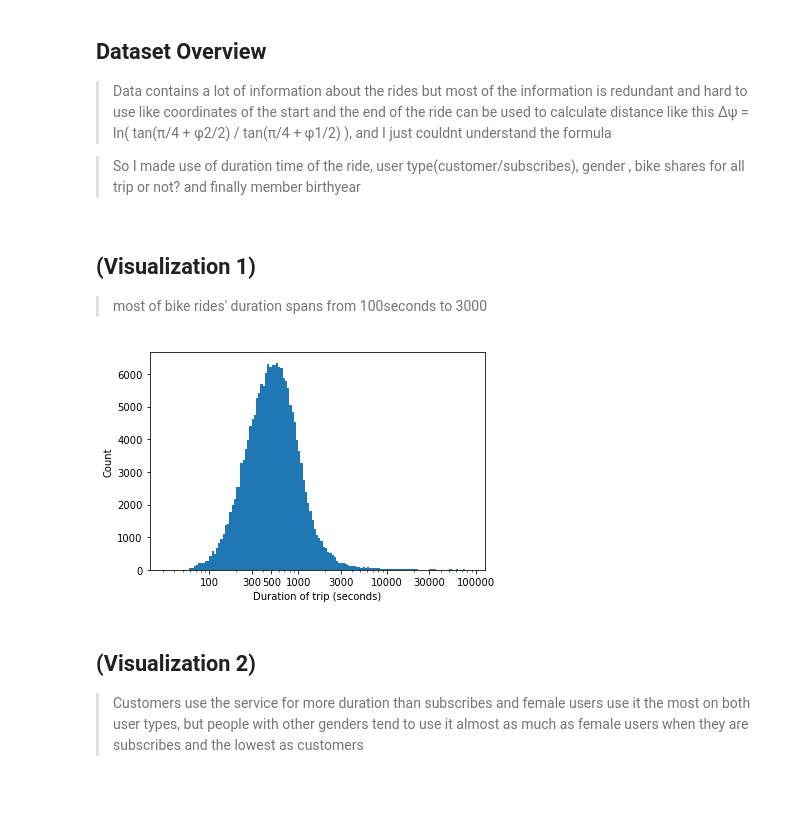
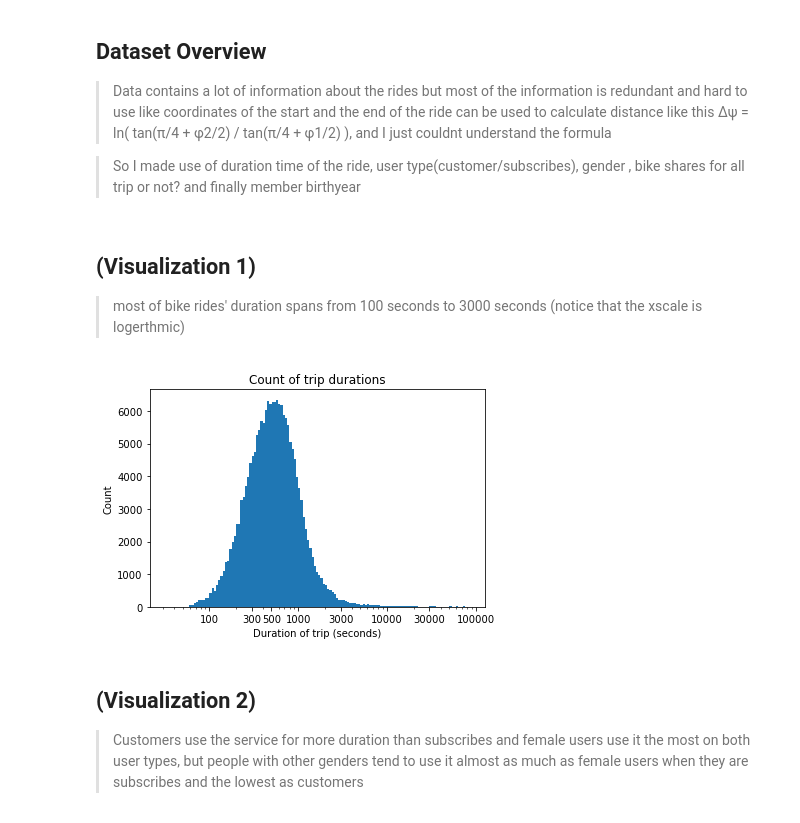
Before and after one commit to AbdelrahmanT/Communicate-Data-Findings-Udacity-Project, a Jupyter notebook: slide_deck_template.ipynb, the cells around one changed output. Cells and saved outputs as stored; diff of their text form; code cells hidden in the pictures; blank space fills up the shorter version.

```diff
--- a/slide_deck_template.ipynb
+++ b/slide_deck_template.ipynb
@@ -31,18 +31,19 @@ df_clean = df.drop(['start_station_id','start_station_name','start_station_latit
 # %% [markdown]
 ## (Visualization 1)
 
-> most of bike rides' duration spans from 100seconds to 3000
+> most of bike rides' duration spans from 100 seconds to 3000 seconds (notice that the xscale is logerthmic)
 # %%
 bins = 10**np.arange(1.5,np.log10(df_clean.duration_sec.max()),0.025)
 
 plt.hist(data = df_clean, x= 'duration_sec', bins = bins);
 plt.xscale('log')
 plt.xlabel('Duration of trip (seconds)')
 plt.xticks([100,300,500,1000,3000,10000,30000,100000],[100,300,500,1000,3000,10000,30000,100000])
 plt.ylabel('Count');
+plt.title('Count of trip durations')
 plt.show()
 # %% [output]
-[figure, old version]
+[figure, new version]
 # %% [markdown]
 ## (Visualization 2)
 
```
Also changed, not shown: parts of 4 cells of this notebook, 1 other file.
